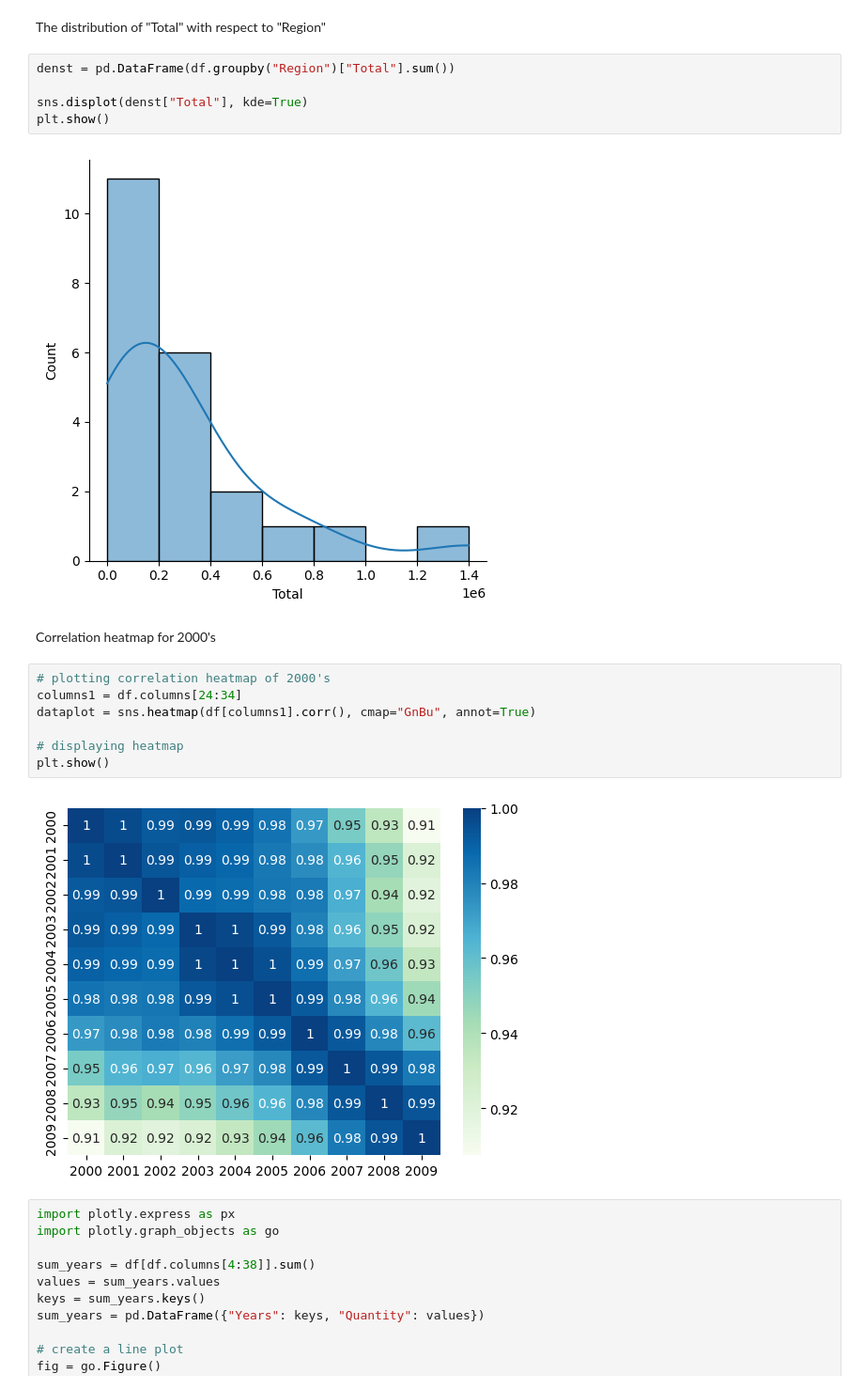
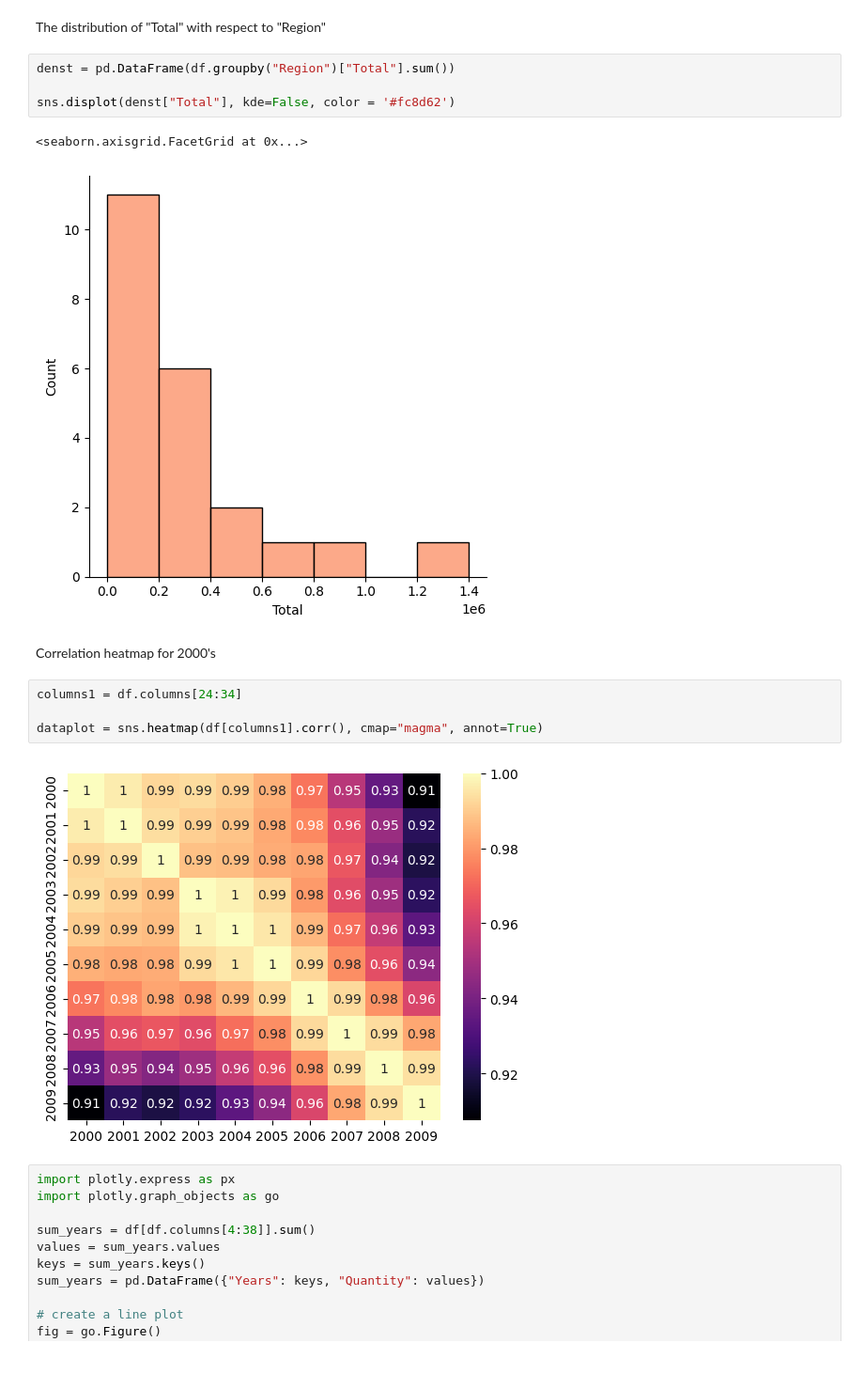
Before and after one commit to HasmikMnatsakanyann/Data-Visualization-Project, a Jupyter notebook: EDA.ipynb, the cells around one changed output. Shown: that part at 94% size. Cells and saved outputs as stored; diff of their text form; blank space fills up the shorter version.

```diff
--- a/EDA.ipynb
+++ b/EDA.ipynb
@@ -157,21 +163,18 @@ The distribution of "Total" with respect to "Region"
 # %%
 denst = pd.DataFrame(df.groupby("Region")["Total"].sum())
 
-sns.displot(denst["Total"], kde=True)
-plt.show()
+sns.displot(denst["Total"], kde=False, color = '#fc8d62')
 # %% [output]
+<seaborn.axisgrid.FacetGrid at 0x...>
-[figure, old version]
+[figure, new version]
 # %% [markdown]
 Correlation heatmap for 2000's
 # %%
-# plotting correlation heatmap of 2000's
 columns1 = df.columns[24:34]
-dataplot = sns.heatmap(df[columns1].corr(), cmap="GnBu", annot=True)
 
-# displaying heatmap
-plt.show()
+dataplot = sns.heatmap(df[columns1].corr(), cmap="magma", annot=True)
 # %% [output]
-[figure, old version]
+[figure, new version]
 # %%
 import plotly.express as px
 import plotly.graph_objects as go
```
Also changed, not shown: parts of 6 cells of this notebook.
